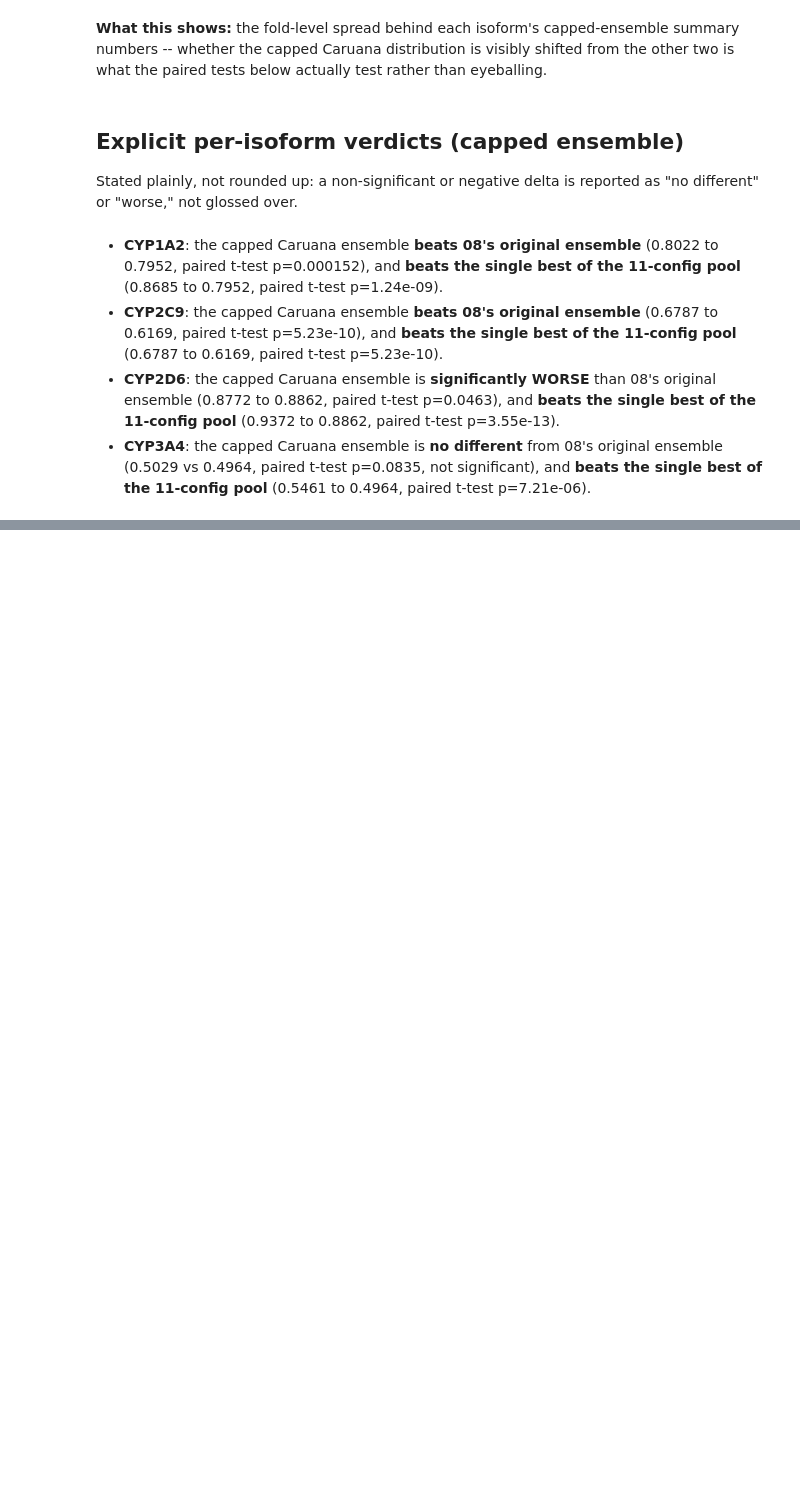
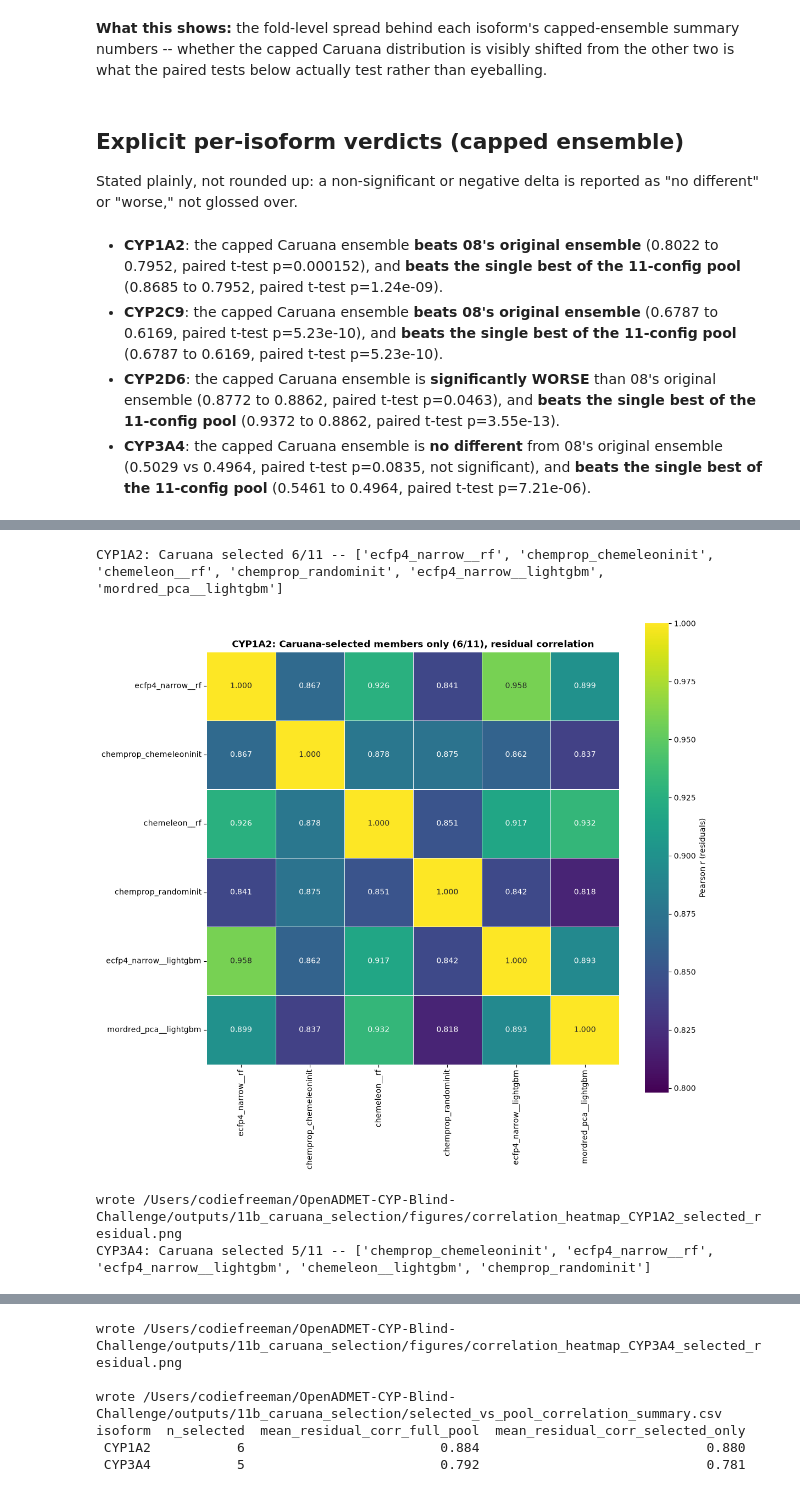
Before and after one commit to codie-freeman/OpenADMET-CYP-Blind-Challenge, a Jupyter notebook: notebooks/11b_caruana_selection.ipynb, the cells around one changed output, grey strips where cells are left out. Cells and saved outputs as stored; diff of their text form; code cells hidden in the pictures; blank space fills up the shorter version.

```diff
--- a/notebooks/11b_caruana_selection.ipynb
+++ b/notebooks/11b_caruana_selection.ipynb
@@ -1045,0 +1154,39 @@ display(Markdown("\n".join(verdict_lines)))
+# %%
+weights_df = pd.read_csv(OUT / "weights.csv")
+
+selected_configs, selected_resid_corr = {}, {}
+summary_rows = []
+for isoform in DIAG_ISOFORMS:
+    sel = weights_df[(weights_df["isoform"] == isoform) & (weights_df["weight"] > 0)].sort_values("weight", ascending=False)
+    members = sel["config"].tolist()
+    selected_configs[isoform] = members
+    print(f"{isoform}: Caruana selected {len(members)}/11 -- {members}")
+
+    full = resid_corr[isoform]
+    full_off_diag = full.to_numpy()[~np.eye(len(full), dtype=bool)]
+
+    sub = full.loc[members, members]
+    selected_resid_corr[isoform] = sub
+    sub_off_diag = sub.to_numpy()[~np.eye(len(sub), dtype=bool)]
+
+    summary_rows.append({
+        "isoform": isoform, "n_selected": len(members),
+        "mean_residual_corr_full_pool": float(full_off_diag.mean()),
+        "mean_residual_corr_selected_only": float(sub_off_diag.mean()),
+    })
+
+    plot_corr_heatmap(
+        sub, f"{isoform}: Caruana-selected members only ({len(members)}/11), residual correlation",
+        FIG_OUT / f"correlation_heatmap_{isoform}_selected_residual.png", "Pearson r (residuals)",
+    )
+
+selected_summary_df = pd.DataFrame(summary_rows)
+selected_summary_path = OUT / "selected_vs_pool_correlation_summary.csv"
+selected_summary_df.to_csv(selected_summary_path, index=False)
+print(f"\nwrote {selected_summary_path}")
+print(selected_summary_df.round(3).to_string(index=False))
+# %% [output]
+CYP1A2: Caruana selected 6/11 -- ['ecfp4_narrow__rf', 'chemprop_chemeleoninit', 'chemeleon__rf', 'chemprop_randominit', 'ecfp4_narrow__lightgbm', 'mordred_pca__lightgbm']
+[figure, added]
+wrote /Users/codiefreeman/OpenADMET-CYP-Blind-Challenge/outputs/11b_caruana_selection/figures/correlation_heatmap_CYP1A2_selected_residual.png
+CYP3A4: Caruana selected 5/11 -- ['chemprop_chemeleoninit', 'ecfp4_narrow__rf', 'ecfp4_narrow__lightgbm', 'chemeleon__lightgbm', 'chemprop_randominit']
@@ -1045,0 +1194,6 @@ display(Markdown("\n".join(verdict_lines)))
+wrote /Users/codiefreeman/OpenADMET-CYP-Blind-Challenge/outputs/11b_caruana_selection/figures/correlation_heatmap_CYP3A4_selected_residual.png
+
+wrote /Users/codiefreeman/OpenADMET-CYP-Blind-Challenge/outputs/11b_caruana_selection/selected_vs_pool_correlation_summary.csv
+isoform  n_selected  mean_residual_corr_full_pool  mean_residual_corr_selected_only
+ CYP1A2           6                         0.884                             0.880
+ CYP3A4           5                         0.792                             0.781
```
Also changed, not shown: parts of 10 cells of this notebook, 12 other files.
